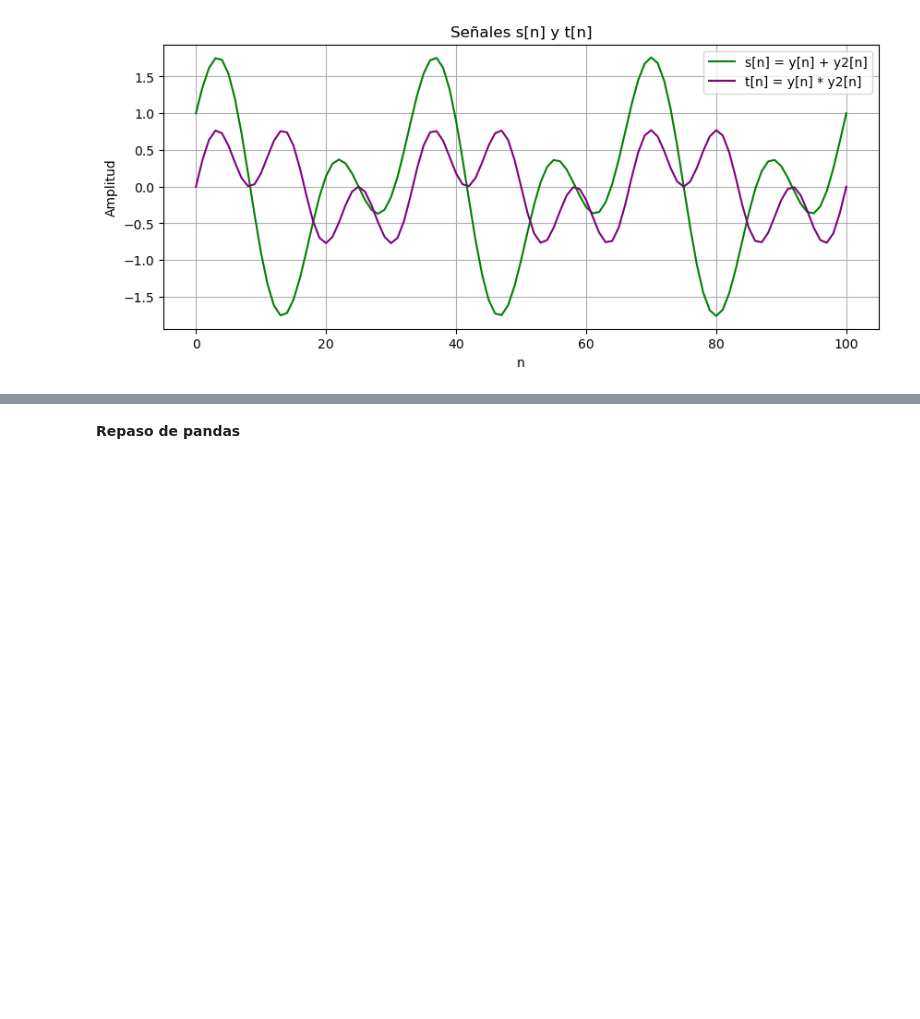
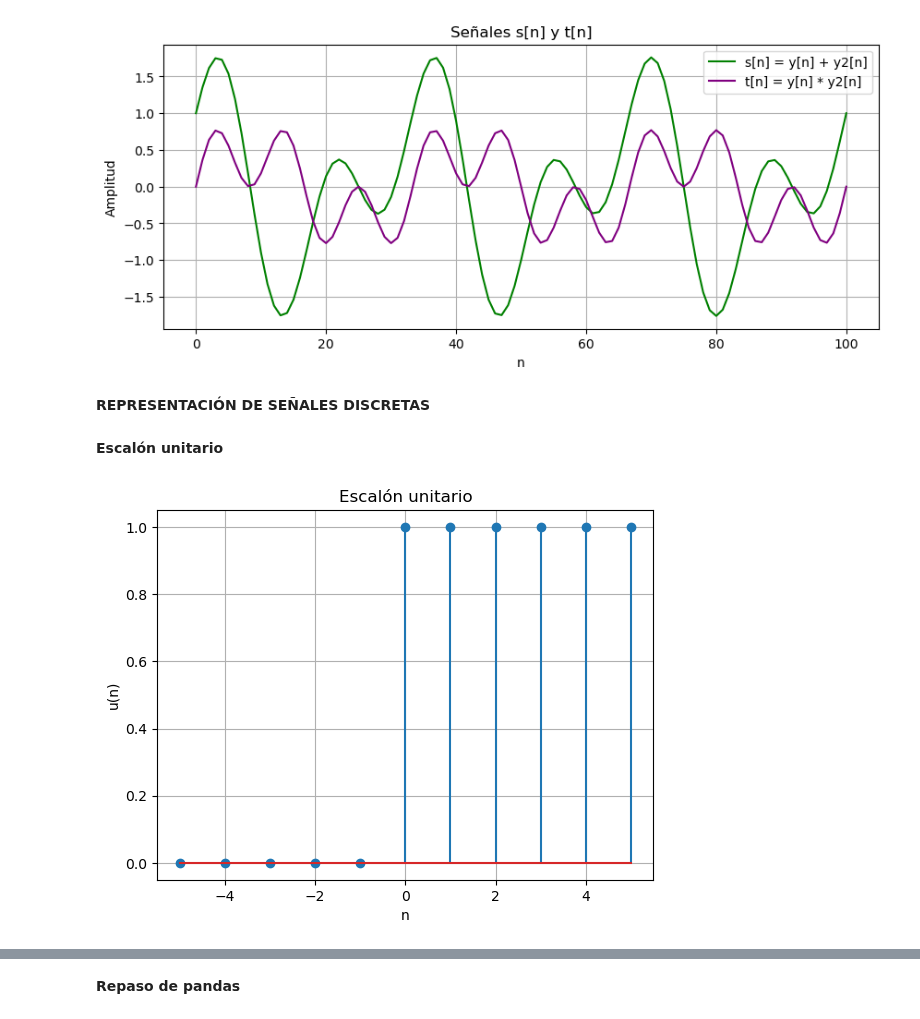
Before and after one commit to Victoriapn/Lab_Biose-ales, a Jupyter notebook: practica 1/Copia_de_introducción_a_python.ipynb, the cells around one changed output, grey strips where cells are left out. Cells and saved outputs as stored; diff of their text form; code cells hidden in the pictures; blank space fills up the shorter version.

```diff
--- a/practica 1/Copia_de_introducción_a_python.ipynb
+++ b/practica 1/Copia_de_introducción_a_python.ipynb
@@ -155,3 +154,26 @@ plt.grid(True)
 plt.show()
 # %% [output]
 [figure]
+# %% [markdown]
+**REPRESENTACIÓN DE SEÑALES DISCRETAS**
+# %% [markdown]
+**Escalón unitario**
+# %%
+def escalon(n0, n1, n2):
+    n = np.arange(n1, n2 + 1)
+    x = (n >= n0).astype(int)
+
+    return x, n
+
+# EJEMPLO
+x, n = escalon(0, -5, 5)
+
+plt.figure()
+plt.stem(n, x)
+plt.xlabel("n")
+plt.ylabel("u(n)")
+plt.title("Escalón unitario")
+plt.grid()
+plt.show()
+# %% [output]
+[figure, added]
```
Also changed, not shown: parts of 14 cells of this notebook.
